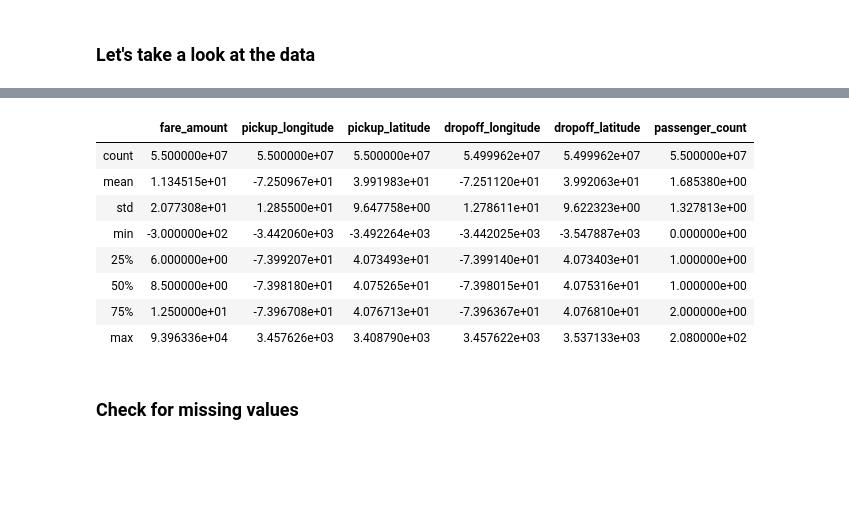
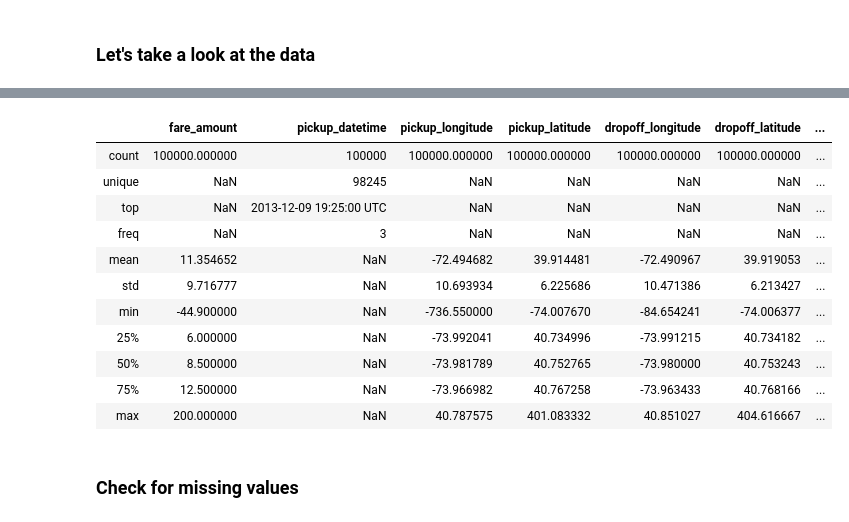
Before and after one commit to vitoupen/DataScience-Taxi-, a Jupyter notebook: DataScience-Taxi-.ipynb, the cells around one changed output, grey strips where cells are left out. Drawn from its saved outputs; the diff is of its cells as text; code cells hidden in the pictures; blank space fills up the shorter version.

Commit message:
working on datetime

```diff
--- a/DataScience-Taxi-.ipynb
+++ b/DataScience-Taxi-.ipynb
@@ -16,7 +16,7 @@ from sklearn import preprocessing
 from sklearn import utils
 # %%
 # Number of rows
-nrows = 55000000
+nrows = 100000
 # Chunksize = 10000
 chunksize = 10000
 # Vitou's path
@@ -35,6 +35,7 @@ for df_chunk in tqdm(pd.read_csv(path,usecols=cols, chunksize=chunksize,nrows=nr
     df_list.append(df_chunk)
 
 # Merge all dataframes into one dataframe
+data = pd.DataFrame()
 data = pd.concat(df_list)
 # # Delete the dataframe list to release memory
-# del df_list, df_chunk
+del df_list, df_chunk
@@ -63,5 +73,5 @@ Wall time: 6.81 s
 ### Let's take a look at the data
 # %%
 %%time
-data.describe()
+data.describe(include='all')
 # %% [output]
@@ -70,12 +80,15 @@ Wall time: 41.7 s
-|  | fare_amount | pickup_longitude | pickup_latitude | dropoff_longitude | dropoff_latitude | passenger_count |
-| count | 5.500000e+07 | 5.500000e+07 | 5.500000e+07 | 5.499962e+07 | 5.499962e+07 | 5.500000e+07 |
-| mean | 1.134515e+01 | -7.250967e+01 | 3.991983e+01 | -7.251120e+01 | 3.992063e+01 | 1.685380e+00 |
-| std | 2.077308e+01 | 1.285500e+01 | 9.647758e+00 | 1.278611e+01 | 9.622323e+00 | 1.327813e+00 |
-| min | -3.000000e+02 | -3.442060e+03 | -3.492264e+03 | -3.442025e+03 | -3.547887e+03 | 0.000000e+00 |
-| 25% | 6.000000e+00 | -7.399207e+01 | 4.073493e+01 | -7.399140e+01 | 4.073403e+01 | 1.000000e+00 |
-| 50% | 8.500000e+00 | -7.398180e+01 | 4.075265e+01 | -7.398015e+01 | 4.075316e+01 | 1.000000e+00 |
-| 75% | 1.250000e+01 | -7.396708e+01 | 4.076713e+01 | -7.396367e+01 | 4.076810e+01 | 2.000000e+00 |
-| max | 9.396336e+04 | 3.457626e+03 | 3.408790e+03 | 3.457622e+03 | 3.537133e+03 | 2.080000e+02 |
+|  | fare_amount | pickup_datetime | pickup_longitude | pickup_latitude | dropoff_longitude | dropoff_latitude | ... |
+| count | 100000.000000 | 100000 | 100000.000000 | 100000.000000 | 100000.000000 | 100000.000000 | ... |
+| unique | NaN | 98245 | NaN | NaN | NaN | NaN | ... |
+| top | NaN | 2013-12-09 19:25:00 UTC | NaN | NaN | NaN | NaN | ... |
+| freq | NaN | 3 | NaN | NaN | NaN | NaN | ... |
+| mean | 11.354652 | NaN | -72.494682 | 39.914481 | -72.490967 | 39.919053 | ... |
+| std | 9.716777 | NaN | 10.693934 | 6.225686 | 10.471386 | 6.213427 | ... |
+| min | -44.900000 | NaN | -736.550000 | -74.007670 | -84.654241 | -74.006377 | ... |
+| 25% | 6.000000 | NaN | -73.992041 | 40.734996 | -73.991215 | 40.734182 | ... |
+| 50% | 8.500000 | NaN | -73.981789 | 40.752765 | -73.980000 | 40.753243 | ... |
+| 75% | 12.500000 | NaN | -73.966982 | 40.767258 | -73.963433 | 40.768166 | ... |
+| max | 200.000000 | NaN | 40.787575 | 401.083332 | 40.851027 | 404.616667 | ... |
 # %% [markdown]
 ###  Check for missing values
 # %%
```
Also changed, not shown: parts of 25 cells of this notebook.
